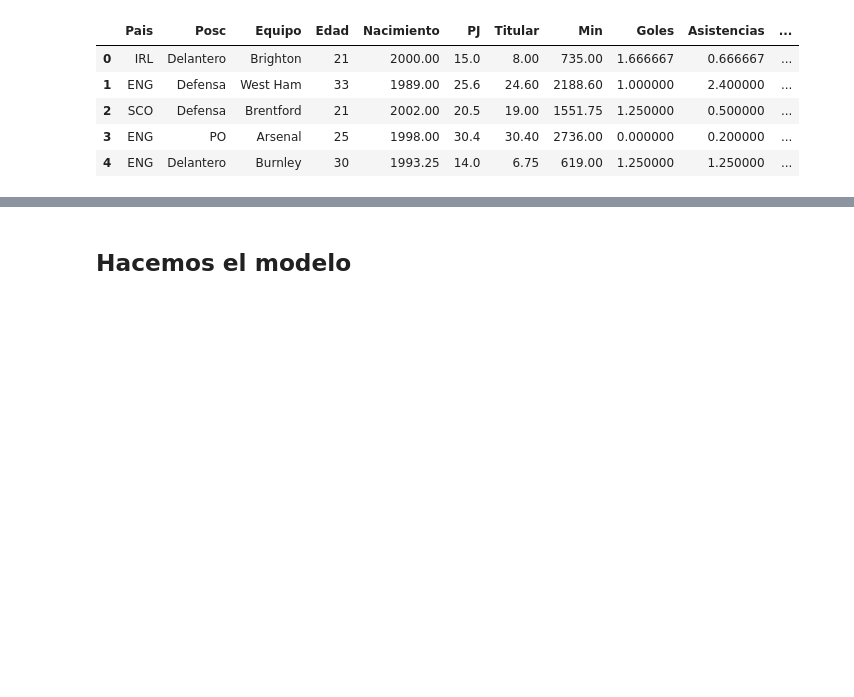
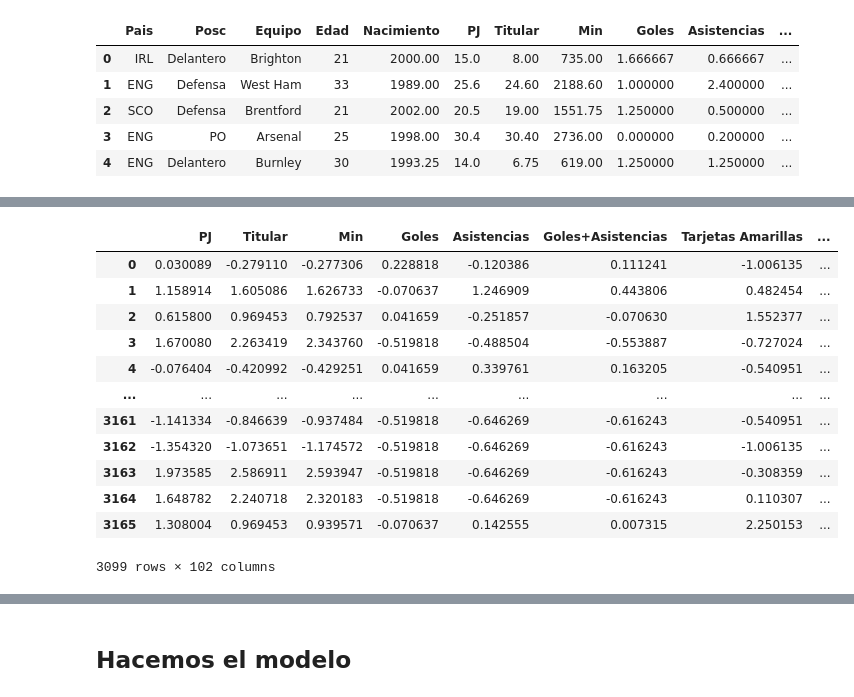
Before and after one commit to Matimengot/Proyecto-Final, a Jupyter notebook: machine learning/main.ipynb, the cells around one changed output, grey strips where cells are left out. Cells and saved outputs as stored; diff of their text form; code cells hidden in the pictures; blank space fills up the shorter version.

```diff
--- a/modelo/main.ipynb
+++ b/machine learning/main.ipynb
@@ -101,7 +102,7 @@ categoricas = train.select_dtypes(include=['object']).columns
 # %%
 encoder = OneHotEncoder(sparse=False, handle_unknown='ignore')
 
-train_cat = encoder.fit_transform(train[categoricas])
+train_cat = encoder.fit_transform(train[categoricas_enc])
 # %%
 train_cat.shape
 # %% [output]
@@ -111,7 +112,7 @@ train_cat.shape
 numericos = train.select_dtypes(exclude=['object']).columns
 
 # Saco valor de mercado de numericos
-numericos = numericos.drop('Valor de mercado')
+numericos = numericos.drop(['Valor de mercado', 'Edad','Nacimiento'])
 # %%
 scaler = StandardScaler()
 
@@ -132,3 +133,19 @@ train_final['Valor de mercado'] = train['Valor de mercado']
 train_final['Valor de mercado'].isna().sum()
 #  Los elimino
 train_final = train_final.dropna()
+# %%
+train_final
+# %% [output]
+|  | PJ | Titular | Min | Goles | Asistencias | Goles+Asistencias | Tarjetas Amarillas | ... |
+| 0 | 0.030089 | -0.279110 | -0.277306 | 0.228818 | -0.120386 | 0.111241 | -1.006135 | ... |
+| 1 | 1.158914 | 1.605086 | 1.626733 | -0.070637 | 1.246909 | 0.443806 | 0.482454 | ... |
+| 2 | 0.615800 | 0.969453 | 0.792537 | 0.041659 | -0.251857 | -0.070630 | 1.552377 | ... |
+| 3 | 1.670080 | 2.263419 | 2.343760 | -0.519818 | -0.488504 | -0.553887 | -0.727024 | ... |
+| 4 | -0.076404 | -0.420992 | -0.429251 | 0.041659 | 0.339761 | 0.163205 | -0.540951 | ... |
+| ... | ... | ... | ... | ... | ... | ... | ... | ... |
+| 3161 | -1.141334 | -0.846639 | -0.937484 | -0.519818 | -0.646269 | -0.616243 | -0.540951 | ... |
+| 3162 | -1.354320 | -1.073651 | -1.174572 | -0.519818 | -0.646269 | -0.616243 | -1.006135 | ... |
+| 3163 | 1.973585 | 2.586911 | 2.593947 | -0.519818 | -0.646269 | -0.616243 | -0.308359 | ... |
+| 3164 | 1.648782 | 2.240718 | 2.320183 | -0.519818 | -0.646269 | -0.616243 | 0.110307 | ... |
+| 3165 | 1.308004 | 0.969453 | 0.939571 | -0.070637 | 0.142555 | 0.007315 | 2.250153 | ... |
+3099 rows × 102 columns
```
Also changed, not shown: parts of 14 cells of this notebook.
